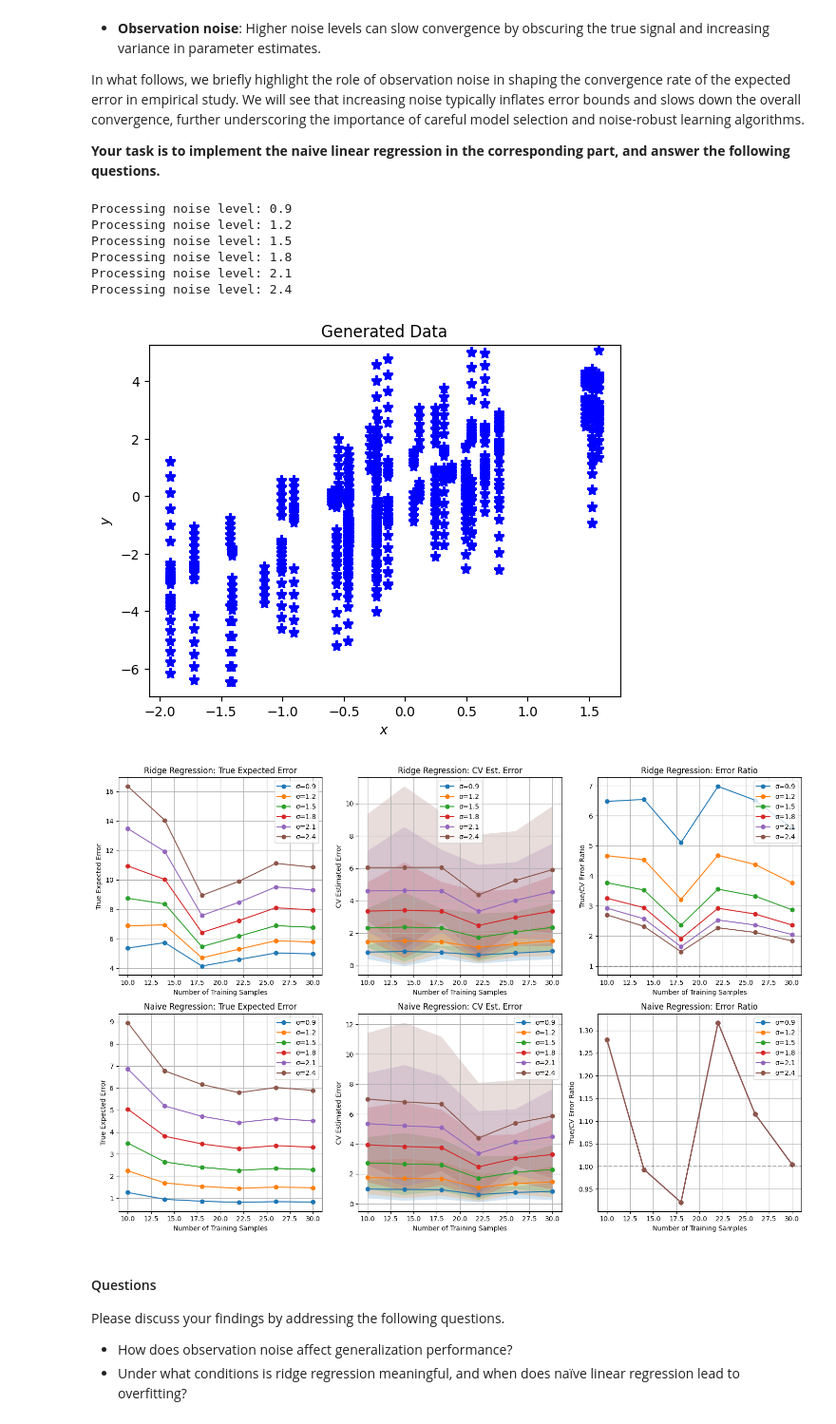
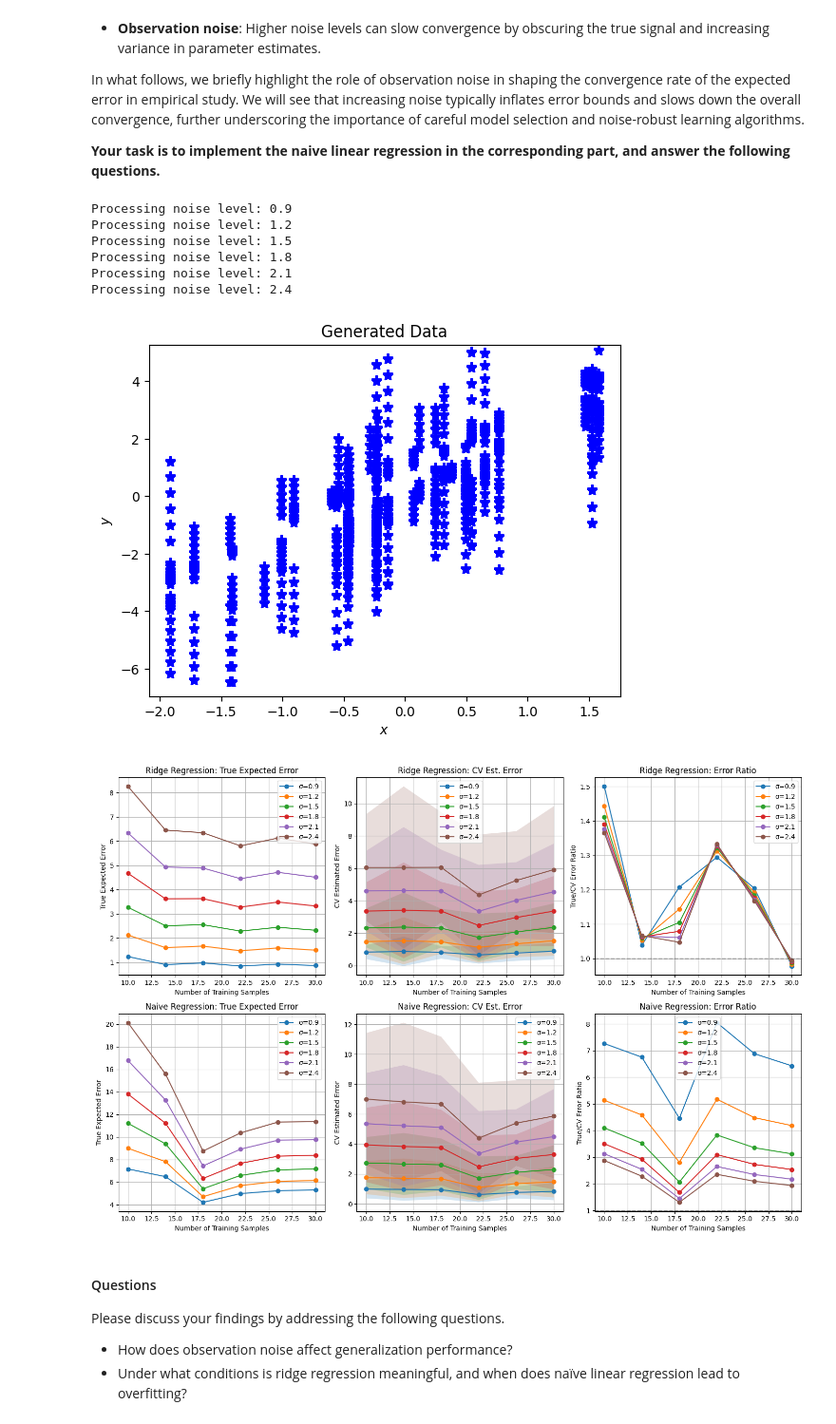
Before and after one commit to nickmvega/machine-learning, a Jupyter notebook: project1_regression_modelsel.ipynb, the cells around one changed output. Shown: that part at 95% size. Saved outputs shown, nothing was run; the diff lists cells and outputs as text; code cells hidden in the pictures.

```diff
--- a/project1_regression_modelsel.ipynb
+++ b/project1_regression_modelsel.ipynb
@@ -491,7 +491,7 @@ def true_gen_error(w: np.array, w_true: np.array = np.array([2, 0.6]), sigma: fl
     error = 0
     ##############################################################
     # please add your code here to compute the expected error (true risk)
-
+    w_true = w_true.reshape(-1,1)
     d = np.subtract(w_true,w)
     norm = np.linalg.vector_norm(d) **2
     error = norm + sigma**2
@@ -523,7 +523,7 @@ def estimate_gen_error_cv(X: np.array, y: np.array, k: int = 5) -> Tuple[float,
 
         # Train model
         initial_w = np.zeros((X_train.shape[1], 1))
-        w, _ = gradientDescent(X_train, y_train, initial_w, 0.01, 0.1, 1e-6)
+        w, _ = gradientDescent(X_train, y_train, initial_w, 0.01, 0.1, 1e-6, 1e4)
 
         # Calculate MSE on validation set
         y_pred = X_val.dot(w)
@@ -533,7 +533,7 @@ def estimate_gen_error_cv(X: np.array, y: np.array, k: int = 5) -> Tuple[float,
     return np.mean(errors), np.std(errors)
 
 # Compare theoretical and estimated errors
-w_learned, _ = gradientDescent(X_train, y_train, np.zeros((2, 1)), 0.01, 0.1, 1e-6)
+w_learned, _ = gradientDescent(X_train, y_train, np.zeros((2, 1)), 0.01, 0.1, 1e-6, 1e4)
 true_error = true_gen_error(w_learned)
 cv_error, cv_std = estimate_gen_error_cv(X_train, y_train)
 
@@ -592,7 +593,7 @@ def analyze_noise_impact(noise_levels: list = [0.9, 1.2, 1.5, 1.8, 2.1, 2.4],
         # please add your code here to fit the linear regression without regularization
         # the answer should return the learned weight vector given training data X and y
 
-        #By 'naive linear regression,' we refer to linear regression without L2 regularization,
+        #CLARIFICATION FROM ED: By 'naive linear regression,' we refer to linear regression without L2 regularization,
         # also known as the ordinary least squares (OLS) estimator.
         #This allows us to explore the impact of the regularization introduced in ridge regression.
         #Either a closed-form solution or gradient descent is acceptable, as long as you can achieve the desired outcome.
@@ -631,7 +632,7 @@ def analyze_noise_impact(noise_levels: list = [0.9, 1.2, 1.5, 1.8, 2.1, 2.4],
 
                 # Train model
                 w_init = np.zeros((X_train.shape[1], 1))
-                w_learned, _ = gradientDescent(X_train, y_train, w_init, 0.001, 0.1, 1e-6)
+                w_learned, _ = gradientDescent(X_train, y_train, w_init, 0.001, 0.1, 1e-6, 1e4)
 
                 # Calculate true expected error
                 true_errors[noise][i, j] = true_gen_error(w_learned, w_true, noise)
@@ -729,34 +730,34 @@ def analyze_noise_impact(noise_levels: list = [0.9, 1.2, 1.5, 1.8, 2.1, 2.4],
 
     # Plot ratio of true/CV error for naive regression
     plt.subplot(236)
     for noise in noise_levels:
         mean_true = np.mean(naive_true_errors[noise], axis=1)
         mean_cv = np.mean(naive_cv_errors[noise], axis=1)
         ratio = mean_true / mean_cv
 
         plt.plot(sample_sizes, ratio, label=f'σ={noise}', marker='o')
 
     plt.axhline(y=1, color='k', linestyle='--', alpha=0.3)
     plt.xlabel('Number of Training Samples')
     plt.ylabel('True/CV Error Ratio')
     plt.title('Naive Regression: Error Ratio')
     plt.legend()
     plt.grid(True)
 
     plt.tight_layout()
     plt.show()
 
 # Run the analysis
 analyze_noise_impact()
 # %% [output]
 Processing noise level: 0.9
 Processing noise level: 1.2
 Processing noise level: 1.5
 Processing noise level: 1.8
 Processing noise level: 2.1
 Processing noise level: 2.4
 [figure]
-[figure, old version]
+[figure, new version]
 # %% [markdown]
 #### Questions
 Please discuss your findings by addressing the following questions.
```
Also changed, not shown: parts of 4 cells of this notebook.
